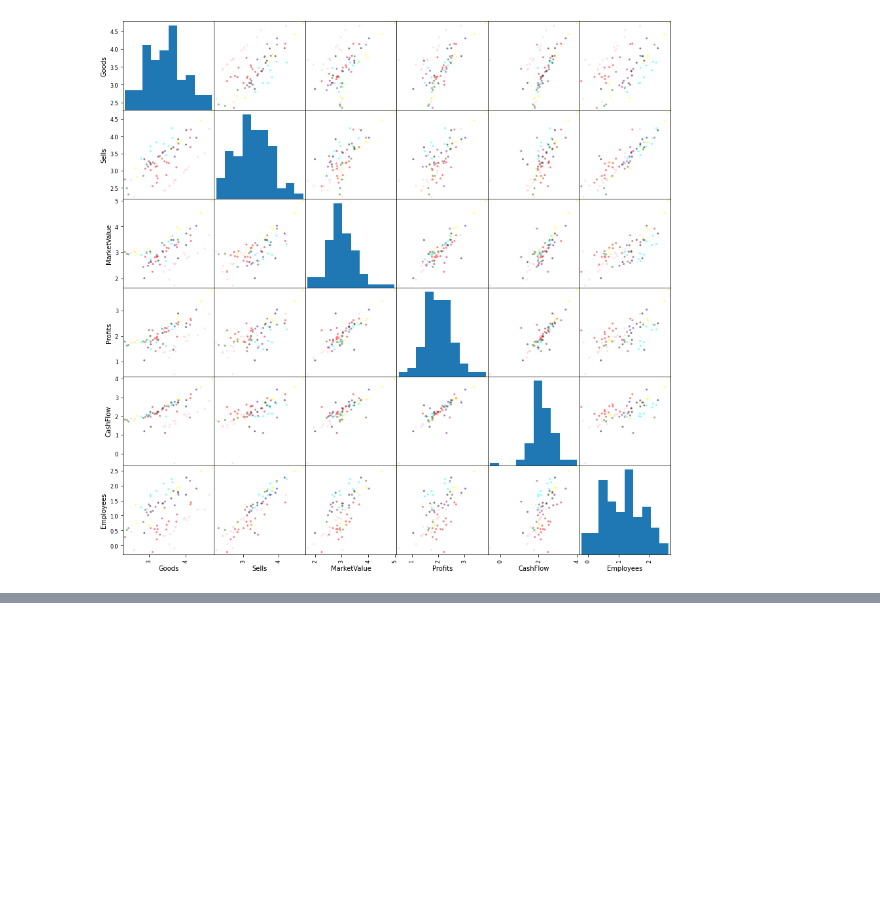
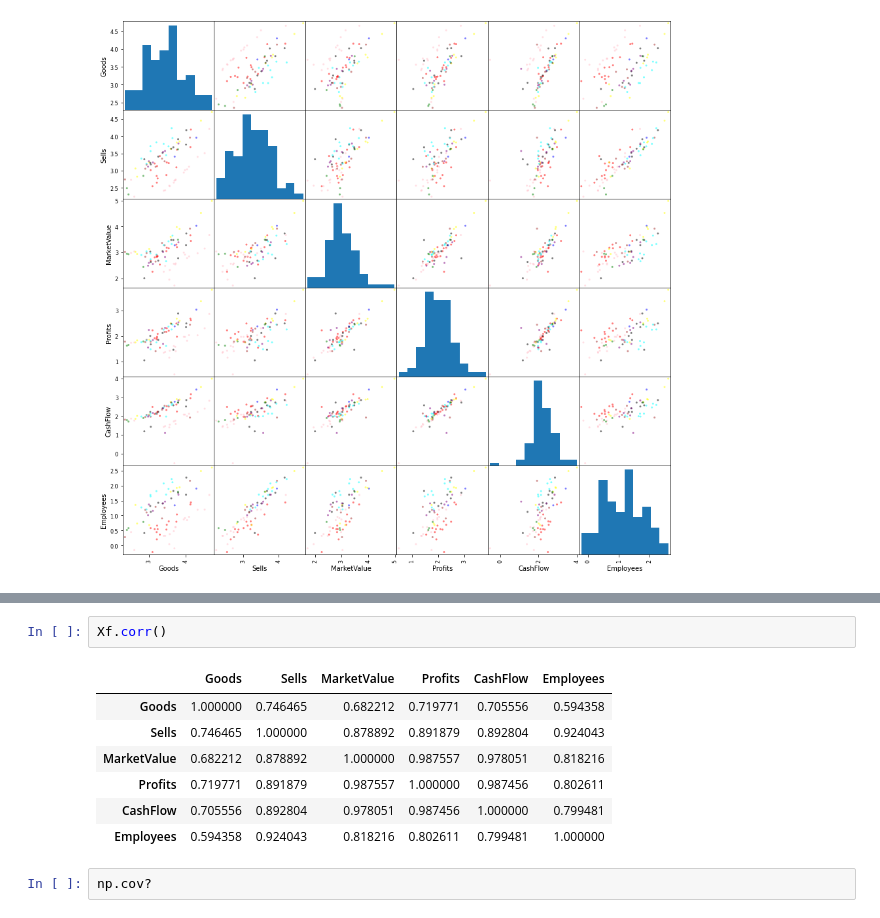
Before and after one commit to MartinSantaGitHub/curso-estadistica-multivariante, a Jupyter notebook: Tareas/tarea_02.ipynb, the cells around one changed output, grey strips where cells are left out. Drawn from its saved outputs; the diff is of its cells as text; blank space fills up the shorter version.

```diff
--- a/Tareas/tarea_02.ipynb
+++ b/Tareas/tarea_02.ipynb
@@ -157,0 +182,12 @@ print_scatter_matrix(df_features_y,"Department",color_dict)
+# %%
+Xf.corr()
+# %% [output]
+|  | Goods | Sells | MarketValue | Profits | CashFlow | Employees |
+| Goods | 1.000000 | 0.746465 | 0.682212 | 0.719771 | 0.705556 | 0.594358 |
+| Sells | 0.746465 | 1.000000 | 0.878892 | 0.891879 | 0.892804 | 0.924043 |
+| MarketValue | 0.682212 | 0.878892 | 1.000000 | 0.987557 | 0.978051 | 0.818216 |
+| Profits | 0.719771 | 0.891879 | 0.987557 | 1.000000 | 0.987456 | 0.802611 |
+| CashFlow | 0.705556 | 0.892804 | 0.978051 | 0.987456 | 1.000000 | 0.799481 |
+| Employees | 0.594358 | 0.924043 | 0.818216 | 0.802611 | 0.799481 | 1.000000 |
+# %%
+np.cov?
```
Also changed, not shown: parts of 3 cells of this notebook.
